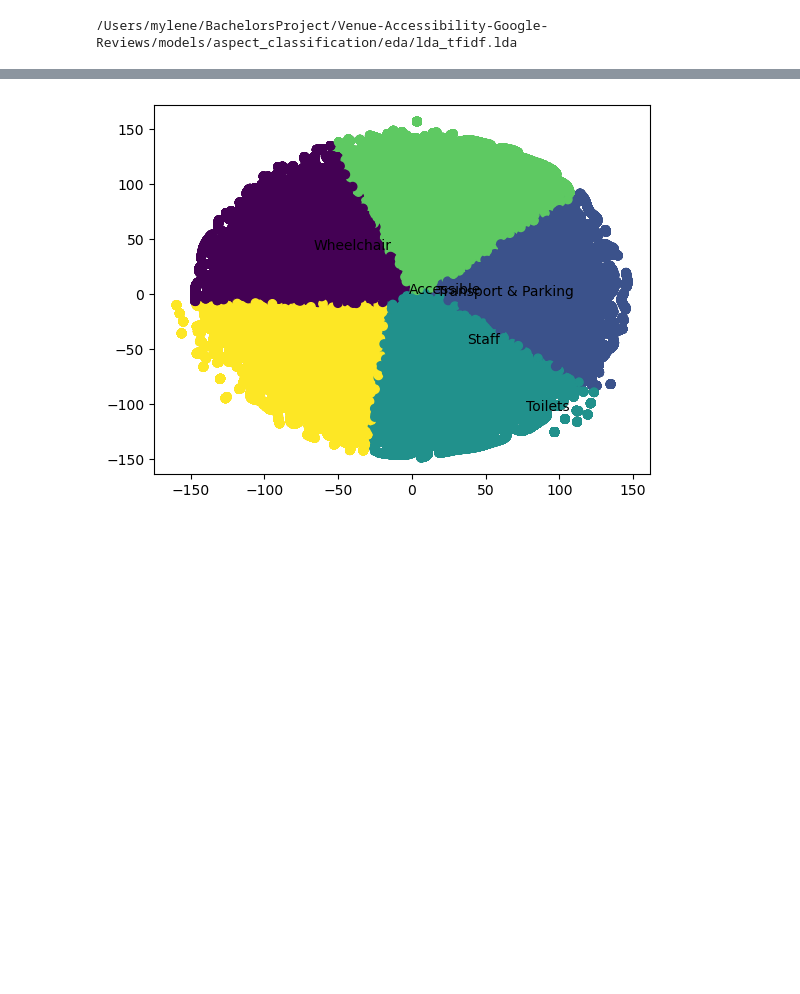
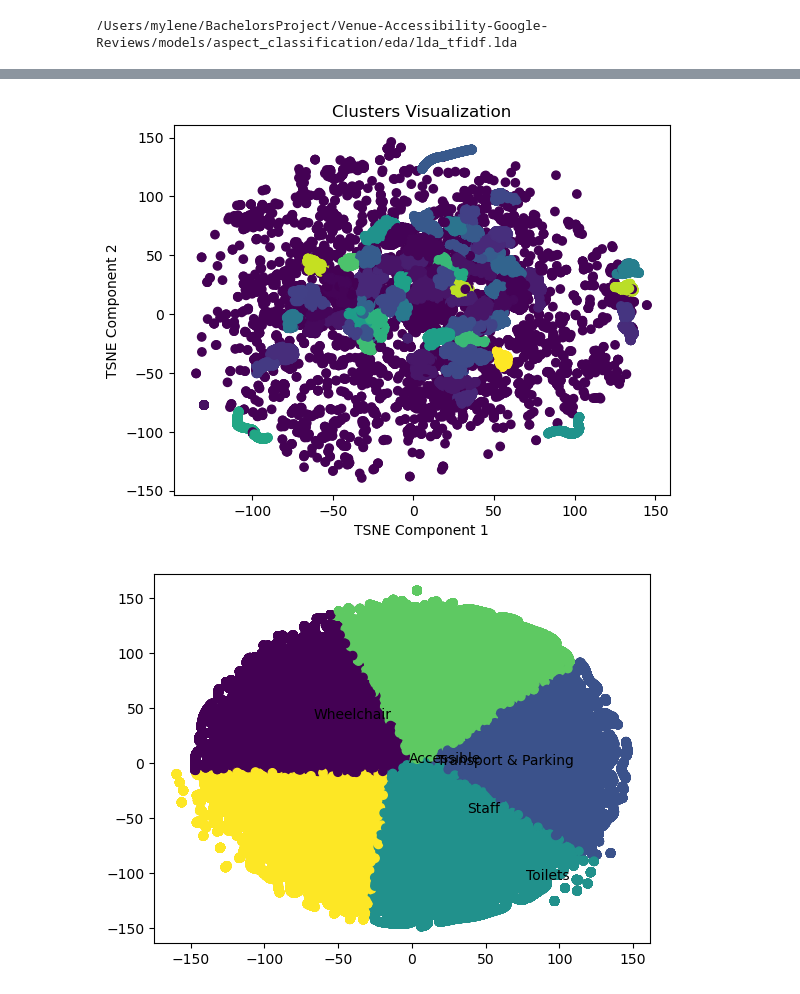
Before and after one commit to Amsterdam-Internships/Venue-Accessibility-Google-Reviews, a Jupyter notebook: notebooks/ExploratoryDataAnalysis.ipynb, the cells around one changed output, grey strips where cells are left out. Drawn from its saved outputs; the diff is of its cells as text; code cells hidden in the pictures; blank space fills up the shorter version.

Commit message:
code for the labelling preparation

```diff
--- a/notebooks/ExploratoryDataAnalysis.ipynb
+++ b/notebooks/ExploratoryDataAnalysis.ipynb
@@ -110,22 +116,25 @@ new_doc_topics = [loaded_model.get_document_topics(doc) for doc in new_corpus]
 # %%
 from sklearn.manifold import TSNE
-# create a matrix of the topic distributions
+from sklearn.cluster import DBSCAN
+from scipy.sparse import csr_matrix
+import pandas as pd
 
+# Create a matrix of the topic distributions
 doc_topic_matrix = csr_matrix((len(new_doc_topics), loaded_model.num_topics))
 doc_topic_matrix_dense = doc_topic_matrix.toarray()
 for i, doc_topics in enumerate(new_doc_topics):
     for topic, prob in doc_topics:
         doc_topic_matrix_dense[i, topic] = prob
 
-# reduce the dimensionality of the matrix using PCA
-# pca = PCA(n_components=2)
-# doc_topic_matrix_reduced = pca.fit_transform(doc_topic_matrix_dense)
-
+# Perform t-SNE dimensionality reduction
 tsne = TSNE(n_components=2, random_state=42)
 doc_topic_matrix_reduced = tsne.fit_transform(doc_topic_matrix_dense)
 
-# cluster the documents using K-Means clustering
-from sklearn.cluster import KMeans
-num_clusters = 5
-kmeans = KMeans(n_clusters=num_clusters, random_state=42)
-doc_clusters = kmeans.fit_predict(doc_topic_matrix_reduced)
+# Perform DBSCAN clustering
+dbscan = DBSCAN(eps=0.5, min_samples=5)
+dbscan_clusters = dbscan.fit_predict(doc_topic_matrix_reduced)
+
+# Calculate cluster sizes
+cluster_sizes = pd.Series(dbscan_clusters).value_counts()
+
+print(cluster_sizes)
@@ -132,2 +205,25 @@ doc_clusters = kmeans.fit_predict(doc_topic_matrix_reduced)
+# %%
+import numpy as np
+# Define the number of clusters to visualize
+n_clusters = 75  # Specify the desired number of clusters to plot
+
+# Get the cluster labels and sizes
+cluster_labels = np.unique(dbscan_clusters)
+cluster_sizes = pd.Series(dbscan_clusters).value_counts()
+
+# Select clusters based on criteria (e.g., top N clusters)
+selected_clusters = cluster_sizes.nlargest(n_clusters).index
+
+# Filter the data points belonging to the selected clusters
+selected_data = doc_topic_matrix_reduced[np.isin(dbscan_clusters, selected_clusters)]
+
+# Generate scatter plot
+plt.scatter(selected_data[:, 0], selected_data[:, 1], c=dbscan_clusters[np.isin(dbscan_clusters, selected_clusters)])
+plt.title('Clusters Visualization')
+plt.xlabel('TSNE Component 1')
+plt.ylabel('TSNE Component 2')
+plt.show()
+# %% [output]
+[figure, added]
 # %%
 # Choose a different plot and check pre-processing with gensim
```
Also changed, not shown: parts of 10 cells of this notebook, 3 other files.
